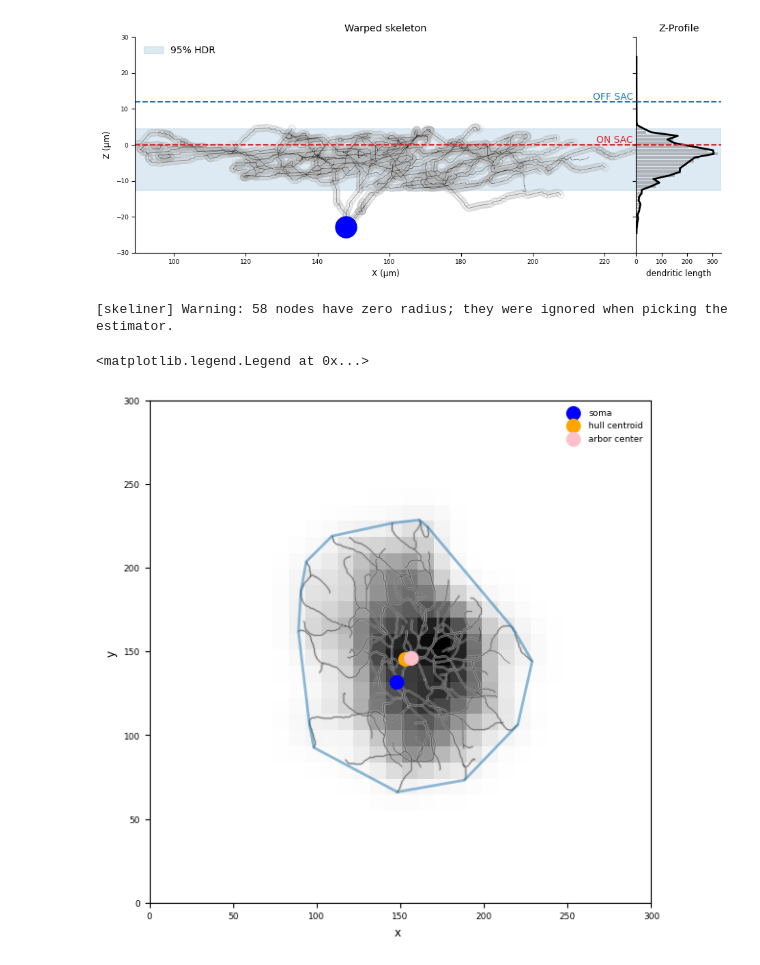
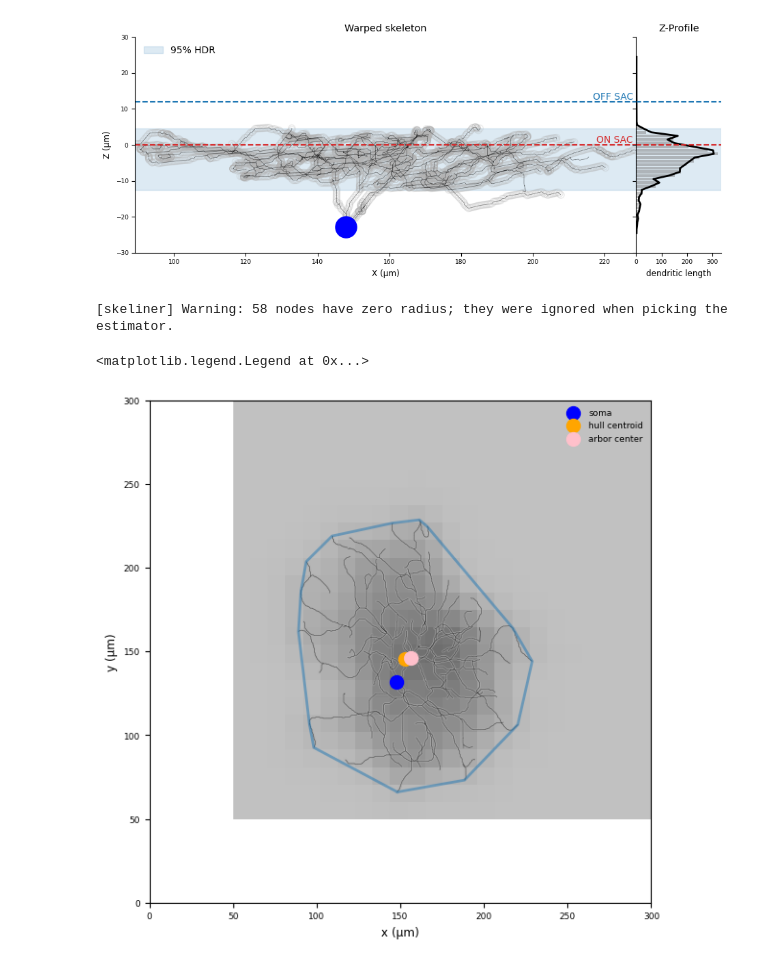
Before and after one commit to berenslab/pywarper, a Jupyter notebook: notebooks/example.api.low.ipynb, the cells around one changed output. Cells and saved outputs as stored; diff of their text form; code cells hidden in the pictures.

Commit message:
fix: xy_profile bin shape now be strictly square; embarrassing typo (extends -> extents)

```diff
--- a/notebooks/example.api.low.ipynb
+++ b/notebooks/example.api.low.ipynb
@@ -43,10 +43,10 @@ surface_mapping = build_mapping(on_sac_surface, off_sac_surface, arbor_boundarie
 # %%
 # warp the arbor
 warped_skeleton = warp_skeleton(skel, surface_mapping, conformal_jump=2,
-                z_profile_extends=[-25, 25], # extend the z profile by 25 microns in both directions, if None, it will be inferred.
+                z_profile_extent=[-25, 25], # the limits of the z profile, if None, it will be inferred.
                 z_profile_nbins=50, # number of bins in the z profile.
                 z_profile_hdr_mass=0.95, # the mass of the histogram to be used for the z profile.
-                xy_profile_extends=[50, 300, 50, 300], # extend the xy profile by 300 microns in both directions, if None, it will be inferred.
+                xy_profile_extents=[50, 300, 50, 300], # the limits of the xy profile, if None, it will be inferred.
                 xy_profile_nbins=25, # number of bins in the xy profile.
                 verbose=True)
 # %% [output]
@@ -165,13 +165,12 @@ com_xy = get_xy_center_of_mass(xy_x, xy_y, xy_dist)
 
 xy_profile = warped_skeleton.extra["xy_profile"]
 xy_dist = xy_profile["distribution"]
-xy_x = xy_profile["x"]
-xy_y = xy_profile["y"]
+xy_extent = xy_profile["extents"]
 
 fig, ax = plt.subplots(figsize=(6, 6))
 
 sk.plot2d(
-    warped_skeleton, plane="xy", ax=ax,
+    warped_skeleton, plane="xy", ax=ax, unit="μm",
     xlim=(0, 300), ylim=(0, 300),
     color_by="ntype", skel_cmap="Set2"
 )
@@ -182,35 +181,35 @@ for i, (z_lo, z_hi) in enumerate(z_hdr):
     layer = (z_nodes >= z_lo) & (z_nodes <= z_hi)
     hull = get_convex_hull(warped_skeleton.nodes[layer, 0:2])
     ax.plot(hull[:, 0], hull[:, 1],  alpha=0.5, linewidth=2, color=f"C{i}")
 
 im = ax.imshow(
     xy_dist.T, origin="lower",
-    extent=(xy_x[0], xy_x[-1], xy_y[0], xy_y[-1]),
+    extent=xy_extent,
     cmap="Greys", norm=Normalize(vmin=0, vmax=xy_dist.max()),
 )
 
 ax.scatter(
     warped_skeleton.nodes[0, 0],
     warped_skeleton.nodes[0, 1],
     s=100, color='blue', zorder=99, label='soma',
 )
 
 ax.scatter(
     com_hull[0], com_hull[1],
     s=100, color='orange', zorder=99, label='hull centroid'
 )
 
 ax.scatter(
     com_xy[0], com_xy[1],
     s=100, color='pink', zorder=99, label='arbor center'
 )
 
 
 ax.legend(frameon=False)
 # %% [output]
 [skeliner] Warning: 58 nodes have zero radius; they were ignored when picking the estimator.
 <matplotlib.legend.Legend at 0x...>
-[figure, old version]
+[figure, new version]
 # %%
 %load_ext watermark
 %watermark --time --date --timezone --updated --python --iversions --watermark
```
Also changed, not shown: parts of 3 cells of this notebook, 2 other files.
